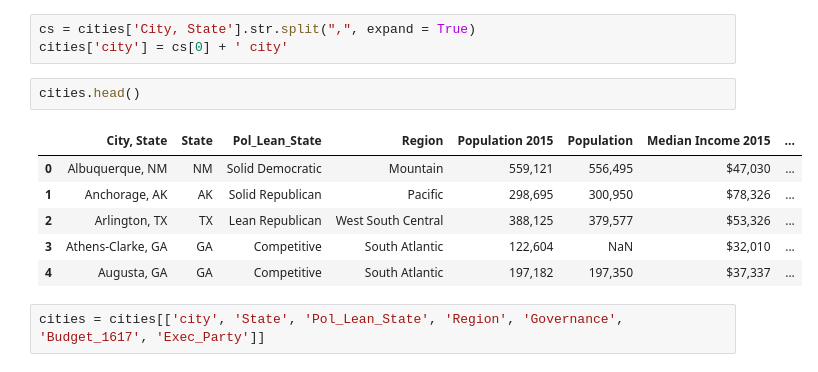
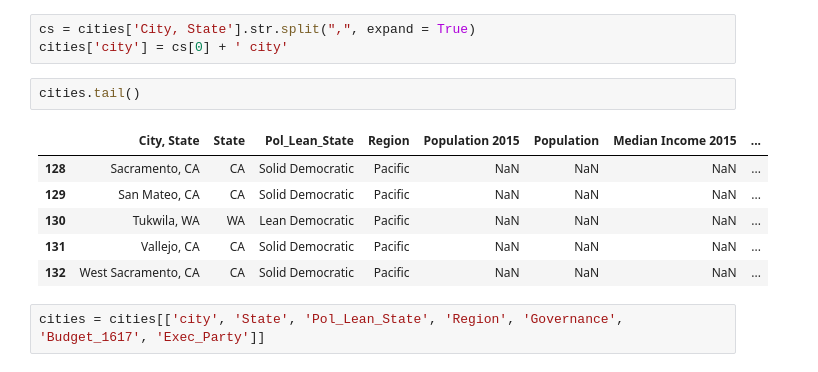
Before and after one commit to alenastern/Sunlight_FOIA, a Jupyter notebook: src/data/Data_Cleaning.ipynb, the cells around one changed output. Cells and saved outputs as stored; diff of their text form.

```diff
--- a/src/data/Data_Cleaning.ipynb
+++ b/src/data/Data_Cleaning.ipynb
@@ -23,14 +23,14 @@ cities = pd.read_csv('../../../WWC_basics.csv')
 cs = cities['City, State'].str.split(",", expand = True)
 cities['city'] = cs[0] + ' city'
 # %%
-cities.head()
+cities.tail()
 # %% [output]
 |  | City, State | State | Pol_Lean_State | Region | Population 2015 | Population | Median Income 2015 | ... |
-| 0 | Albuquerque, NM | NM | Solid Democratic | Mountain | 559,121 | 556,495 | $47,030 | ... |
-| 1 | Anchorage, AK | AK | Solid Republican | Pacific | 298,695 | 300,950 | $78,326 | ... |
-| 2 | Arlington, TX | TX | Lean Republican | West South Central | 388,125 | 379,577 | $53,326 | ... |
-| 3 | Athens-Clarke, GA | GA | Competitive | South Atlantic | 122,604 | NaN | $32,010 | ... |
-| 4 | Augusta, GA | GA | Competitive | South Atlantic | 197,182 | 197,350 | $37,337 | ... |
+| 128 | Sacramento, CA | CA | Solid Democratic | Pacific | NaN | NaN | NaN | ... |
+| 129 | San Mateo, CA | CA | Solid Democratic | Pacific | NaN | NaN | NaN | ... |
+| 130 | Tukwila, WA | WA | Lean Democratic | Pacific | NaN | NaN | NaN | ... |
+| 131 | Vallejo, CA | CA | Solid Democratic | Pacific | NaN | NaN | NaN | ... |
+| 132 | West Sacramento, CA | CA | Solid Democratic | Pacific | NaN | NaN | NaN | ... |
 # %%
 cities = cities[['city', 'State', 'Pol_Lean_State', 'Region', 'Governance', 'Budget_1617', 'Exec_Party']]
 # %%
```
Also changed, not shown: parts of 5 cells of this notebook.
